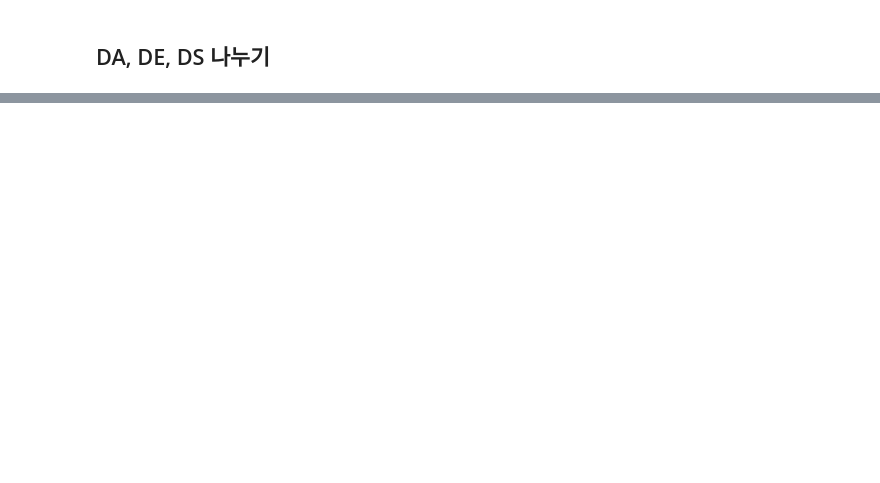
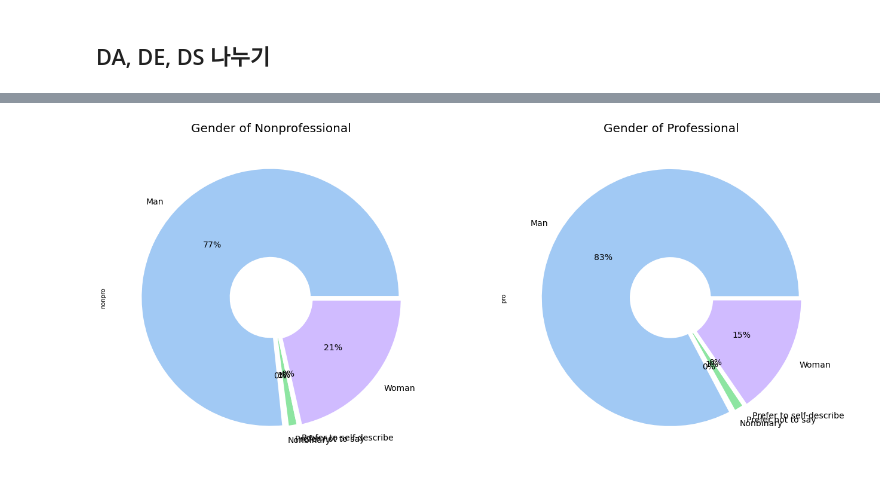
Before and after one commit to eeuunnjjiii/kaggle_survey2021, a Jupyter notebook: kaggle_survey_2021_EJJ.ipynb, the cells around one changed output, grey strips where cells are left out. Cells and saved outputs as stored; diff of their text form; code cells hidden in the pictures; blank space fills up the shorter version.

```diff
--- a/kaggle_survey_2021_EJJ.ipynb
+++ b/kaggle_survey_2021_EJJ.ipynb
@@ -381,0 +384,4 @@ for i in df.columns:
+# %%
+# crosstab
+gender = pd.crosstab(res['Q2'], res['label'])
+gender
@@ -381,0 +396,11 @@ for i in df.columns:
+# %%
+fig, ax = plt.subplots(ncols=2, figsize=(22, 10))
+explode = [0.01, 0, 0, 0, 0.01]
+wedgeprops={'width': 0.7, 'edgecolor': 'w', 'linewidth': 5}
+gender['nonpro'].plot.pie(autopct='%.0f%%', colors=sns.color_palette('pastel'), explode=explode, wedgeprops=wedgeprops, textprops={'fontsize': 14}, ax=ax[0])
+gender['pro'].plot.pie(autopct='%.0f%%', colors=sns.color_palette('pastel'), explode=explode, wedgeprops=wedgeprops, textprops={'fontsize': 14}, ax=ax[1])
+ax[0].set_title('Gender of Nonprofessional', size=20)
+ax[1].set_title('Gender of Professional', size=20)
+plt.show()
+# %% [output]
+[figure, added]
```
Also changed, not shown: parts of 69 cells of this notebook.
